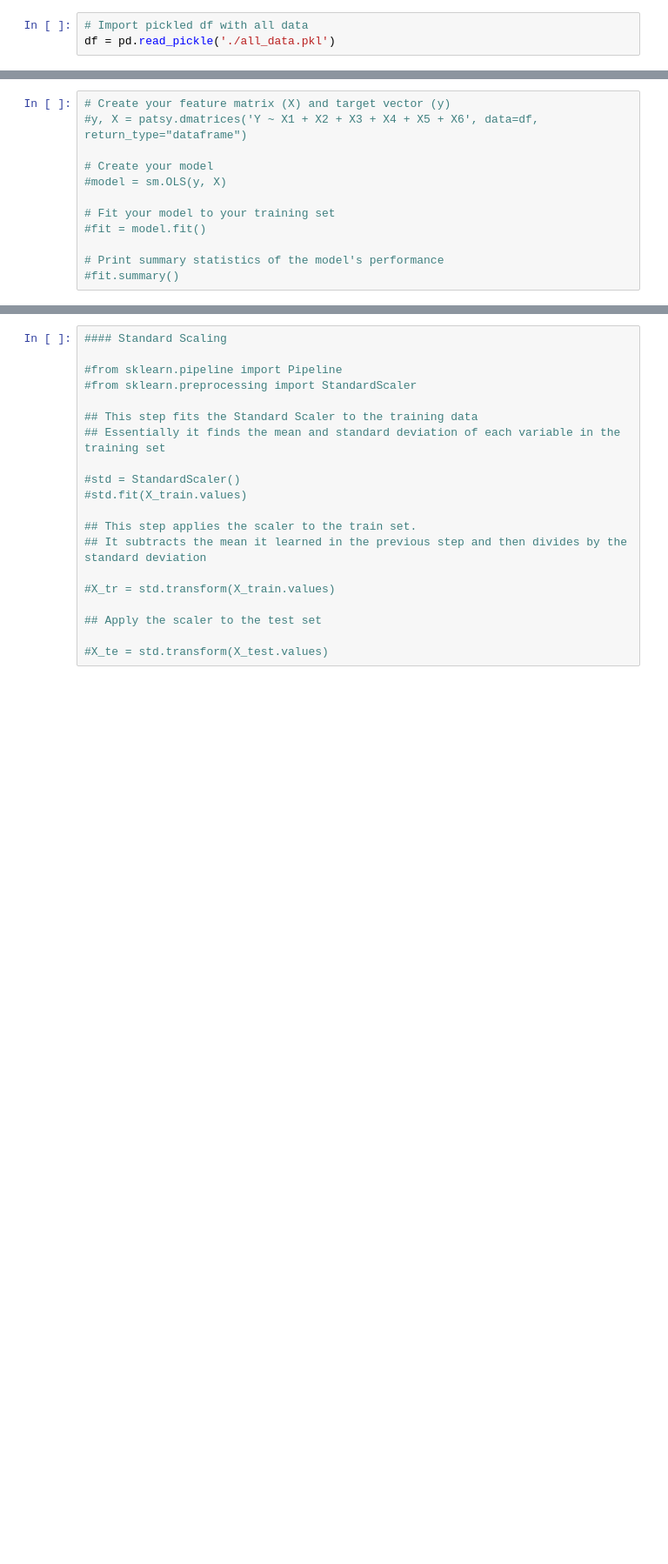
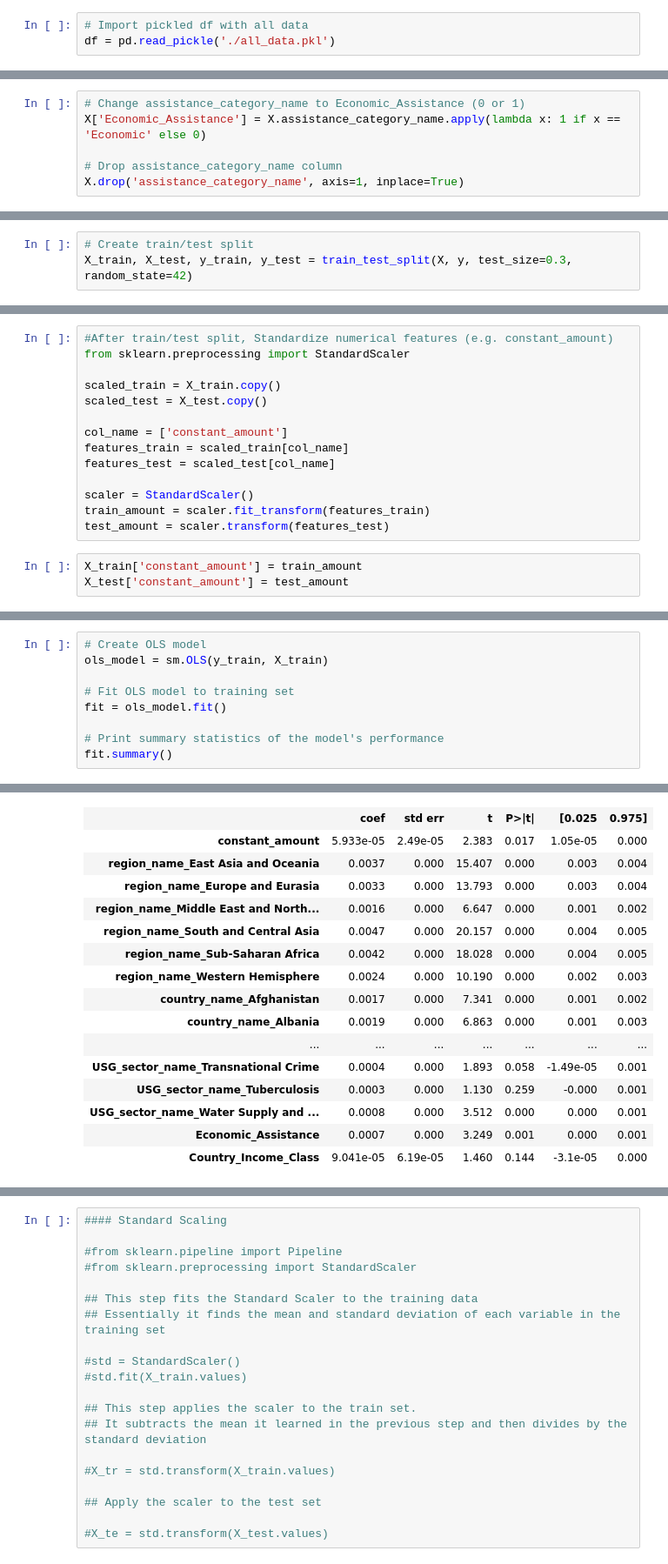
Before and after one commit to geneveeves/Metis_Project5, a Jupyter notebook: 04_Project5_Modeling.ipynb, the cells around one changed output, grey strips where cells are left out. Shown: that part at 87% size. Cells and saved outputs as stored; diff of their text form; blank space fills up the shorter version.

Commit message:
More models

```diff
--- a/04_Project5_Modeling.ipynb
+++ b/04_Project5_Modeling.ipynb
@@ -49,0 +69,6 @@ memory usage: 29.0+ MB
+# %%
+# Change assistance_category_name to Economic_Assistance (0 or 1)
+X['Economic_Assistance'] = X.assistance_category_name.apply(lambda x: 1 if x == 'Economic' else 0)
+
+# Drop assistance_category_name column
+X.drop('assistance_category_name', axis=1, inplace=True)
@@ -49,0 +111,3 @@ memory usage: 29.0+ MB
+# %%
+# Create train/test split
+X_train, X_test, y_train, y_test = train_test_split(X, y, test_size=0.3, random_state=42)
@@ -49,0 +116,17 @@ memory usage: 29.0+ MB
+# %%
+#After train/test split, Standardize numerical features (e.g. constant_amount)
+from sklearn.preprocessing import StandardScaler
+
+scaled_train = X_train.copy()
+scaled_test = X_test.copy()
+
+col_name = ['constant_amount']
+features_train = scaled_train[col_name]
+features_test = scaled_test[col_name]
+
+scaler = StandardScaler()
+train_amount = scaler.fit_transform(features_train)
+test_amount = scaler.transform(features_test)
+# %%
+X_train['constant_amount'] = train_amount
+X_test['constant_amount'] = test_amount
@@ -50,12 +163,10 @@ memory usage: 29.0+ MB
 # %%
-# Create your feature matrix (X) and target vector (y)
-#y, X = patsy.dmatrices('Y ~ X1 + X2 + X3 + X4 + X5 + X6', data=df, return_type="dataframe")
+# Create OLS model
+ols_model = sm.OLS(y_train, X_train)
 
-# Create your model
-#model = sm.OLS(y, X)
-
-# Fit your model to your training set
-#fit = model.fit()
+# Fit OLS model to training set
+fit = ols_model.fit()
 
 # Print summary statistics of the model's performance
-#fit.summary()
+fit.summary()
+# %% [output]
@@ -61,0 +183,16 @@ memory usage: 29.0+ MB
+|  | coef | std err | t | P>|t| | [0.025 | 0.975] |
+| constant_amount | 5.933e-05 | 2.49e-05 | 2.383 | 0.017 | 1.05e-05 | 0.000 |
+| region_name_East Asia and Oceania | 0.0037 | 0.000 | 15.407 | 0.000 | 0.003 | 0.004 |
+| region_name_Europe and Eurasia | 0.0033 | 0.000 | 13.793 | 0.000 | 0.003 | 0.004 |
+| region_name_Middle East and North... | 0.0016 | 0.000 | 6.647 | 0.000 | 0.001 | 0.002 |
+| region_name_South and Central Asia | 0.0047 | 0.000 | 20.157 | 0.000 | 0.004 | 0.005 |
+| region_name_Sub-Saharan Africa | 0.0042 | 0.000 | 18.028 | 0.000 | 0.004 | 0.005 |
+| region_name_Western Hemisphere | 0.0024 | 0.000 | 10.190 | 0.000 | 0.002 | 0.003 |
+| country_name_Afghanistan | 0.0017 | 0.000 | 7.341 | 0.000 | 0.001 | 0.002 |
+| country_name_Albania | 0.0019 | 0.000 | 6.863 | 0.000 | 0.001 | 0.003 |
+| ... | ... | ... | ... | ... | ... | ... |
+| USG_sector_name_Transnational Crime | 0.0004 | 0.000 | 1.893 | 0.058 | -1.49e-05 | 0.001 |
+| USG_sector_name_Tuberculosis | 0.0003 | 0.000 | 1.130 | 0.259 | -0.000 | 0.001 |
+| USG_sector_name_Water Supply and ... | 0.0008 | 0.000 | 3.512 | 0.000 | 0.000 | 0.001 |
+| Economic_Assistance | 0.0007 | 0.000 | 3.249 | 0.001 | 0.000 | 0.001 |
+| Country_Income_Class | 9.041e-05 | 6.19e-05 | 1.460 | 0.144 | -3.1e-05 | 0.000 |
```
Also changed, not shown: parts of 39 cells of this notebook, 1 other file.
